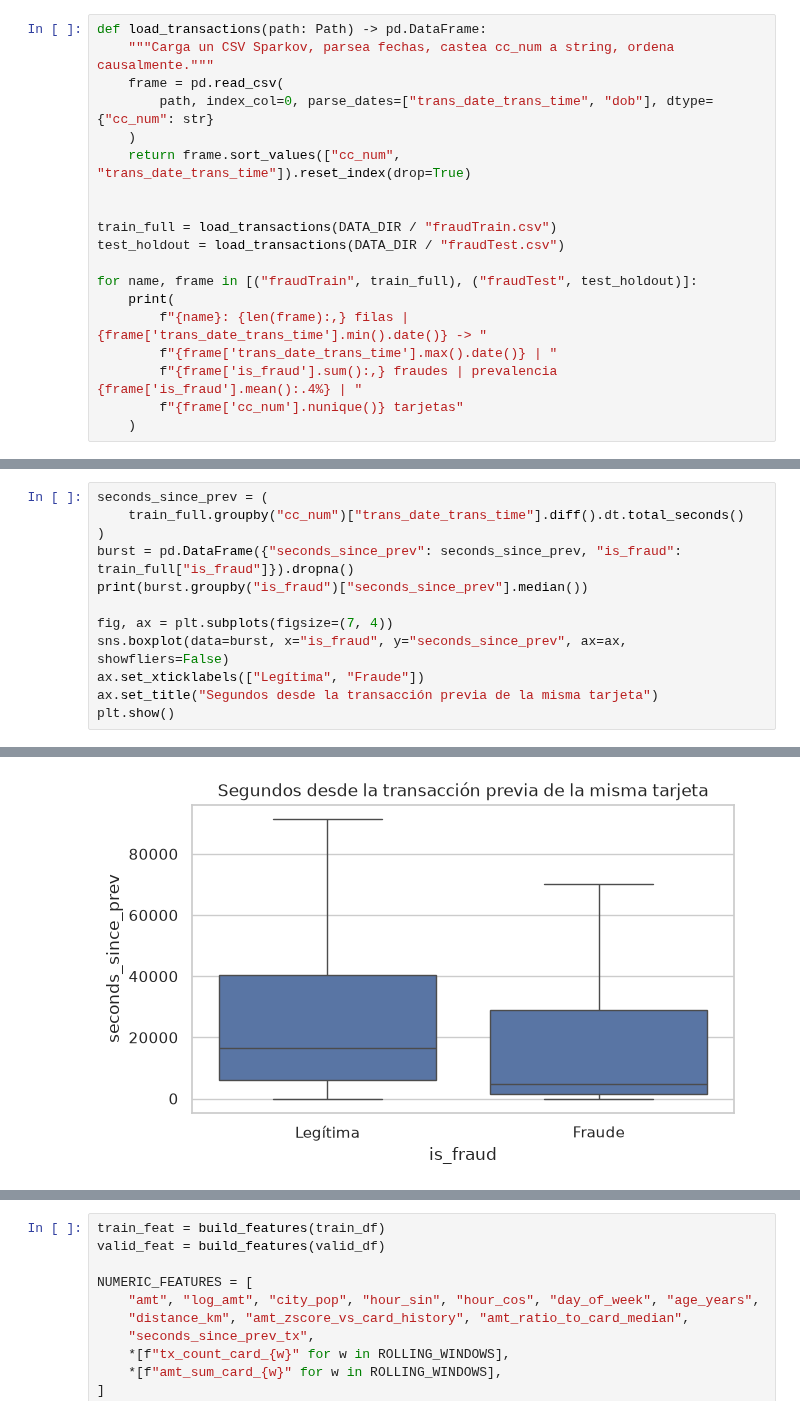
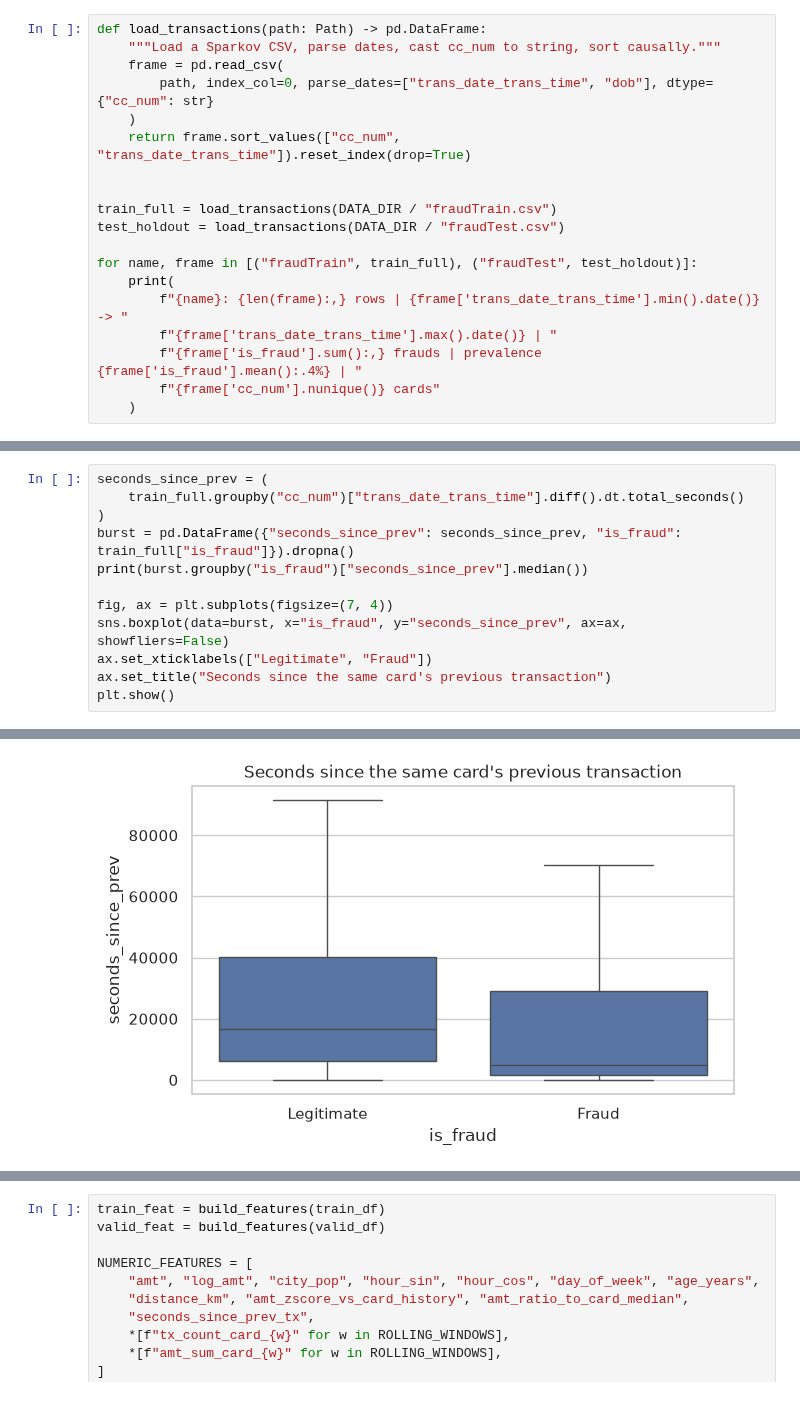
Before and after one commit to datakrdo/credit-card-fraud-detection, a Jupyter notebook: fraud-portfolio.ipynb, the cells around one changed output, grey strips where cells are left out. Saved outputs shown, nothing was run; the diff lists cells and outputs as text.

```diff
--- a/fraud-portfolio.ipynb
+++ b/fraud-portfolio.ipynb
@@ -96,6 +96,6 @@ máquina.
 # %%
 def load_transactions(path: Path) -> pd.DataFrame:
-    """Carga un CSV Sparkov, parsea fechas, castea cc_num a string, ordena causalmente."""
+    """Load a Sparkov CSV, parse dates, cast cc_num to string, sort causally."""
     frame = pd.read_csv(
         path, index_col=0, parse_dates=["trans_date_trans_time", "dob"], dtype={"cc_num": str}
     )
@@ -107,9 +107,9 @@ test_holdout = load_transactions(DATA_DIR / "fraudTest.csv")
 
 for name, frame in [("fraudTrain", train_full), ("fraudTest", test_holdout)]:
     print(
-        f"{name}: {len(frame):,} filas | {frame['trans_date_trans_time'].min().date()} -> "
+        f"{name}: {len(frame):,} rows | {frame['trans_date_trans_time'].min().date()} -> "
         f"{frame['trans_date_trans_time'].max().date()} | "
-        f"{frame['is_fraud'].sum():,} fraudes | prevalencia {frame['is_fraud'].mean():.4%} | "
-        f"{frame['cc_num'].nunique()} tarjetas"
+        f"{frame['is_fraud'].sum():,} frauds | prevalence {frame['is_fraud'].mean():.4%} | "
+        f"{frame['cc_num'].nunique()} cards"
     )
 # %% [output]
@@ -238,19 +236,19 @@ fold-safe para una ganancia que el EDA no muestra evidencia de que exista.
 # %%
 seconds_since_prev = (
     train_full.groupby("cc_num")["trans_date_trans_time"].diff().dt.total_seconds()
 )
 burst = pd.DataFrame({"seconds_since_prev": seconds_since_prev, "is_fraud": train_full["is_fraud"]}).dropna()
 print(burst.groupby("is_fraud")["seconds_since_prev"].median())
 
 fig, ax = plt.subplots(figsize=(7, 4))
 sns.boxplot(data=burst, x="is_fraud", y="seconds_since_prev", ax=ax, showfliers=False)
-ax.set_xticklabels(["Legítima", "Fraude"])
-ax.set_title("Segundos desde la transacción previa de la misma tarjeta")
+ax.set_xticklabels(["Legitimate", "Fraud"])
+ax.set_title("Seconds since the same card's previous transaction")
 plt.show()
 # %% [output]
 is_fraud
 0    16623.0
 1     4908.0
 Name: seconds_since_prev, dtype: float64
-[figure, old version]
+[figure, new version]
 # %% [markdown]
```
Also changed, not shown: parts of 59 cells of this notebook, 11 other files.
